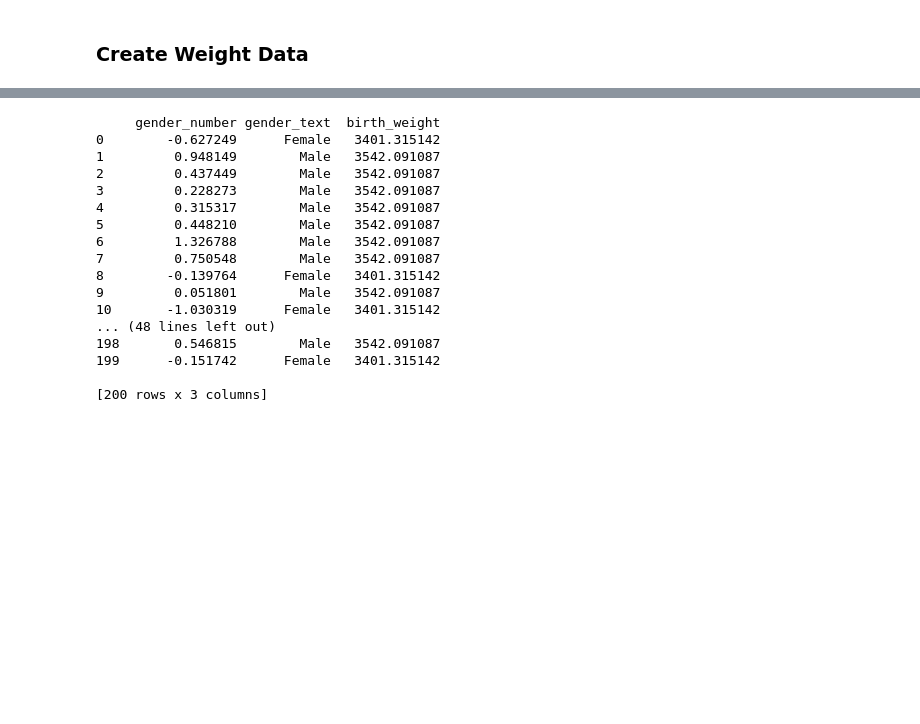
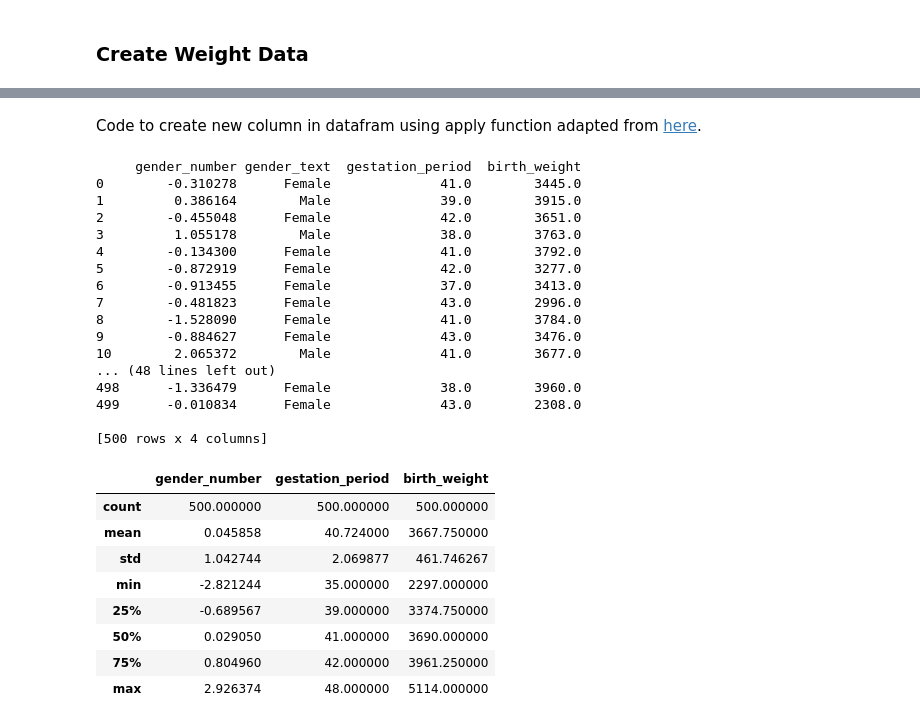
Before and after one commit to Dowline1/PFDA-Project-2019, a Jupyter notebook: PFDA-Project-2019.ipynb, the cells around one changed output, grey strips where cells are left out. Saved outputs shown, nothing was run; the diff lists cells and outputs as text; code cells hidden in the pictures; blank space fills up the shorter version.

Commit message:
Created column for gestation period and updated for birth weights, also updated references

```diff
--- a/PFDA-Project-2019.ipynb
+++ b/PFDA-Project-2019.ipynb
@@ -79,3 +96,11 @@ print(birth_data)
+# %%
+# Mean 285 Standar Deviation 14 as per Table I (Jukic, et al., 2013)
+# Numbers divided by 7 in order to get number of weeks to be used in birth weight calculation
+
+birth_data['gestation_period'] = np.random.normal(loc=285, scale=14, size=number_births)/7
+
+# Round Gestation Period to nearest whole number
+birth_data['gestation_period'] = birth_data['gestation_period'].round(0)
 # %% [markdown]
 ### Create Weight Data
 # %% [markdown]
@@ -87,25 +118,52 @@ Average weights of Irish newborns taken from [this](https://www.independent.ie/i
-# %%
-# Male Mean = 7lb 13oz/3,543g
-# Female Mean = 7lb 8oz/3,402g
-
-birth_data['birth_weight'] = np.where(birth_data['gender_number']>0, np.random.normal(loc=3543, size=None), np.random.normal(loc=3402, scale=1.0, size=None))
+# %% [markdown]
+Code to create new column in datafram using apply function adapted from [here](https://stackoverflow.com/questions/30631841/pandas-how-do-i-assign-values-based-on-multiple-conditions-for-existing-columns).
+# %%
+def f(birth_data):
+  if birth_data['gender_number'] > 0 and birth_data['gestation_period'] <= 37.0: return np.random.normal(loc=3336.4, scale=434.3, size=None)
+  elif birth_data['gender_number'] > 0 and birth_data['gestation_period'] == 38 : return np.random.normal(loc=3359.4, scale=416.3, size=None)
+  elif birth_data['gender_number'] > 0 and birth_data['gestation_period'] == 39 : return np.random.normal(loc=3586.0, scale=460.3, size=None)
+  elif birth_data['gender_number'] > 0 and birth_data['gestation_period'] == 40 : return np.random.normal(loc=3687.6, scale=410.5, size=None)
+  elif birth_data['gender_number'] > 0 and birth_data['gestation_period'] >= 41 : return np.random.normal(loc=3877.1, scale=384.4, size=None)
+  elif birth_data['gender_number'] < 0 and birth_data['gestation_period'] <= 37 : return np.random.normal(loc=3050.7, scale=414.1, size=None)
+  elif birth_data['gender_number'] < 0 and birth_data['gestation_period'] == 38 : return np.random.normal(loc=3293.5, scale=423.3, size=None)
+  elif birth_data['gender_number'] < 0 and birth_data['gestation_period'] == 39 : return np.random.normal(loc=3455.8, scale=434, size=None)
+  elif birth_data['gender_number'] < 0 and birth_data['gestation_period'] == 40 : return np.random.normal(loc=3639.5, scale=458.2, size=None)
+  elif birth_data['gender_number'] < 0 and birth_data['gestation_period'] >= 41 : return np.random.normal(loc=3696.8, scale=448, size=None)
+  else: return 0
+
+birth_data['birth_weight'] = birth_data.apply(f, axis=1)
+
+# Round birth weight to 0 decimals
+birth_data['birth_weight'] = birth_data['birth_weight'].round(0)
 # %%
 print(birth_data)
 # %% [output]
-     gender_number gender_text  birth_weight
-0        -0.627249      Female   3401.315142
-1         0.948149        Male   3542.091087
-2         0.437449        Male   3542.091087
-3         0.228273        Male   3542.091087
-4         0.315317        Male   3542.091087
-5         0.448210        Male   3542.091087
-6         1.326788        Male   3542.091087
-7         0.750548        Male   3542.091087
-8        -0.139764      Female   3401.315142
-9         0.051801        Male   3542.091087
-10       -1.030319      Female   3401.315142
+     gender_number gender_text  gestation_period  birth_weight
+0        -0.310278      Female              41.0        3445.0
+1         0.386164        Male              39.0        3915.0
+2        -0.455048      Female              42.0        3651.0
+3         1.055178        Male              38.0        3763.0
+4        -0.134300      Female              41.0        3792.0
+5        -0.872919      Female              42.0        3277.0
+6        -0.913455      Female              37.0        3413.0
+7        -0.481823      Female              43.0        2996.0
+8        -1.528090      Female              41.0        3784.0
+9        -0.884627      Female              43.0        3476.0
+10        2.065372        Male              41.0        3677.0
 ... (48 lines left out)
-198       0.546815        Male   3542.091087
-199      -0.151742      Female   3401.315142
+498      -1.336479      Female              38.0        3960.0
+499      -0.010834      Female              43.0        2308.0
 
-[200 rows x 3 columns]
+[500 rows x 4 columns]
+# %%
+birth_data.describe()
+# %% [output]
+|  | gender_number | gestation_period | birth_weight |
+| count | 500.000000 | 500.000000 | 500.000000 |
+| mean | 0.045858 | 40.724000 | 3667.750000 |
+| std | 1.042744 | 2.069877 | 461.746267 |
+| min | -2.821244 | 35.000000 | 2297.000000 |
+| 25% | -0.689567 | 39.000000 | 3374.750000 |
+| 50% | 0.029050 | 41.000000 | 3690.000000 |
+| 75% | 0.804960 | 42.000000 | 3961.250000 |
+| max | 2.926374 | 48.000000 | 5114.000000 |
```
Also changed, not shown: parts of 8 cells of this notebook, 4 other files.
